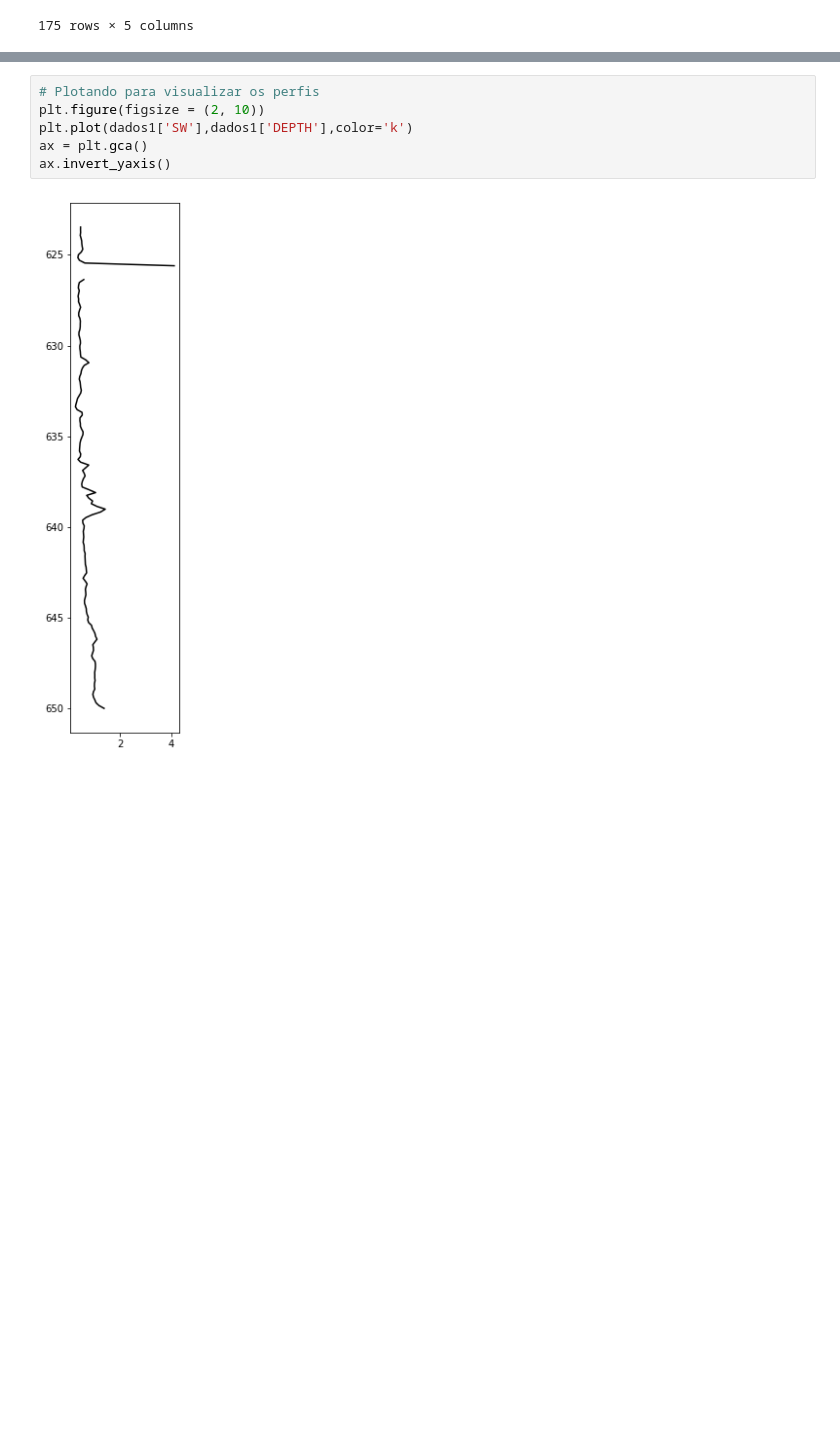
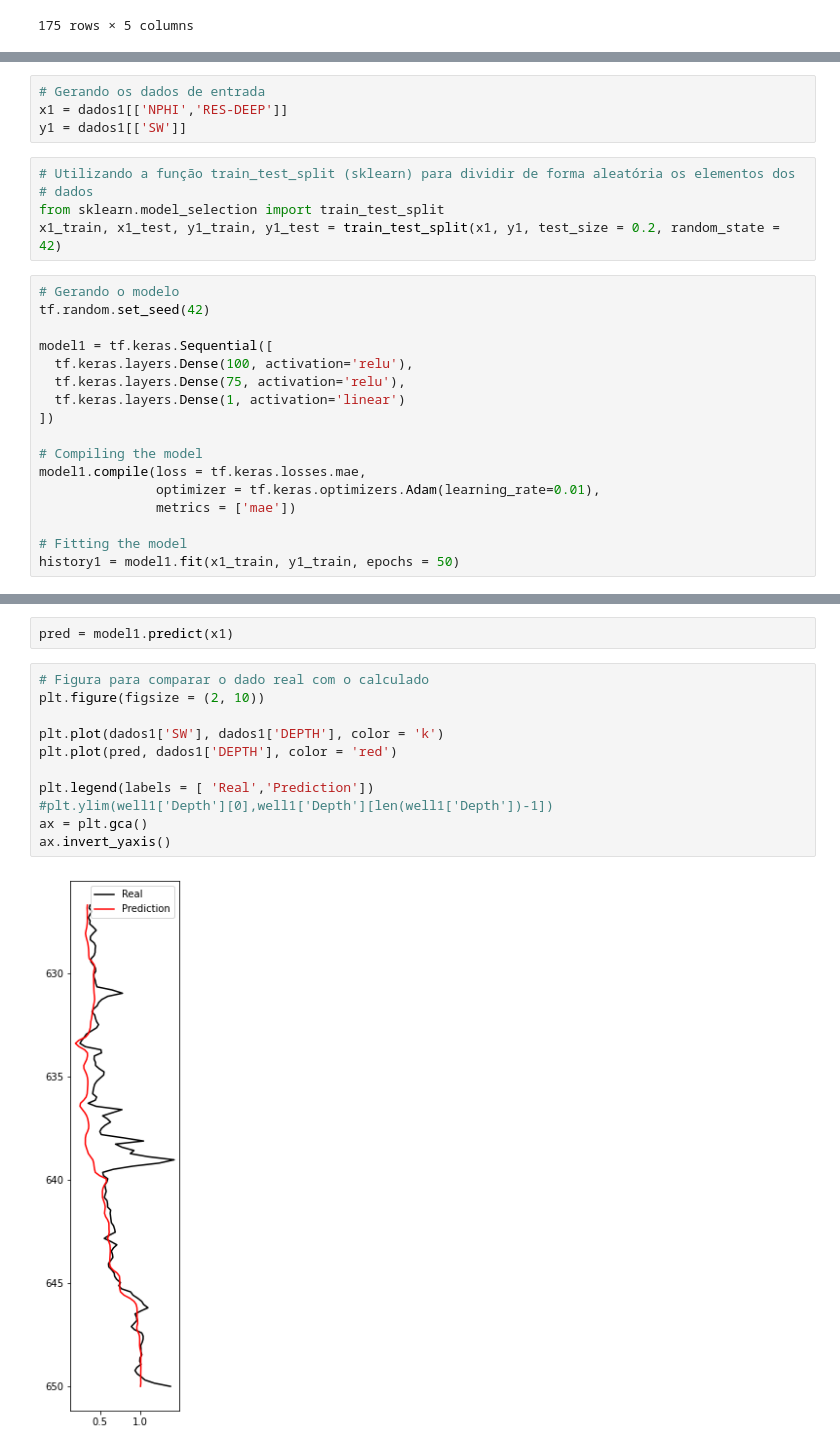
Before and after one commit to horaciosrf/masters_project, a Jupyter notebook: regression_horacio.ipynb, the cells around one changed output, grey strips where cells are left out. Cells and saved outputs as stored; diff of their text form; blank space fills up the shorter version.

Commit message:
First regression test

```diff
--- a/regression_horacio.ipynb
+++ b/regression_horacio.ipynb
@@ -54,0 +131,26 @@ dados1
+# %%
+# Gerando os dados de entrada
+x1 = dados1[['NPHI','RES-DEEP']]
+y1 = dados1[['SW']]
+# %%
+# Utilizando a função train_test_split (sklearn) para dividir de forma aleatória os elementos dos
+# dados
+from sklearn.model_selection import train_test_split
+x1_train, x1_test, y1_train, y1_test = train_test_split(x1, y1, test_size = 0.2, random_state = 42)
+# %%
+# Gerando o modelo
+tf.random.set_seed(42)
+
+model1 = tf.keras.Sequential([
+  tf.keras.layers.Dense(100, activation='relu'),
+  tf.keras.layers.Dense(75, activation='relu'),
+  tf.keras.layers.Dense(1, activation='linear')
+])
+
+# Compiling the model
+model1.compile(loss = tf.keras.losses.mae,
+               optimizer = tf.keras.optimizers.Adam(learning_rate=0.01),
+               metrics = ['mae'])
+
+# Fitting the model
+history1 = model1.fit(x1_train, y1_train, epochs = 50)
@@ -55,8 +194,15 @@ dados1
+# %%
+pred = model1.predict(x1)
 # %%
-# Plotando para visualizar os perfis
+# Figura para comparar o dado real com o calculado
 plt.figure(figsize = (2, 10))
-plt.plot(dados1['SW'],dados1['DEPTH'],color='k')
+
+plt.plot(dados1['SW'], dados1['DEPTH'], color = 'k')
+plt.plot(pred, dados1['DEPTH'], color = 'red')
+
+plt.legend(labels = [ 'Real','Prediction'])
+#plt.ylim(well1['Depth'][0],well1['Depth'][len(well1['Depth'])-1])
 ax = plt.gca()
 ax.invert_yaxis()
 # %% [output]
-[figure, old version]
+[figure, new version]
```
Also changed, not shown: parts of 11 cells of this notebook.
